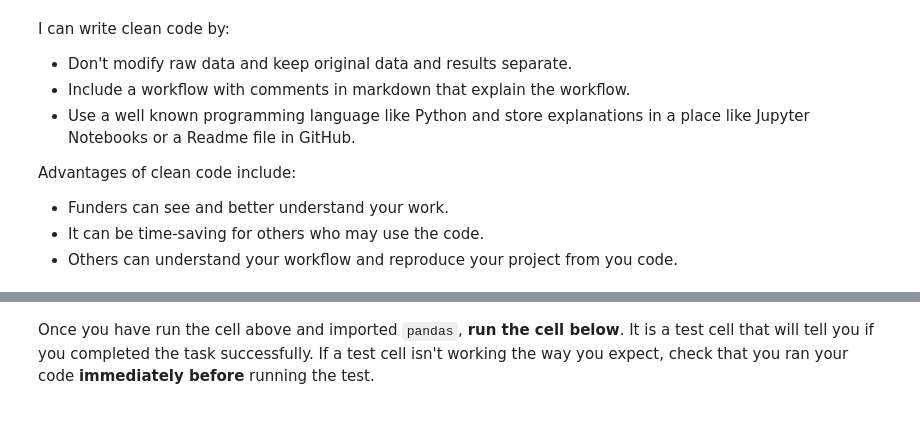
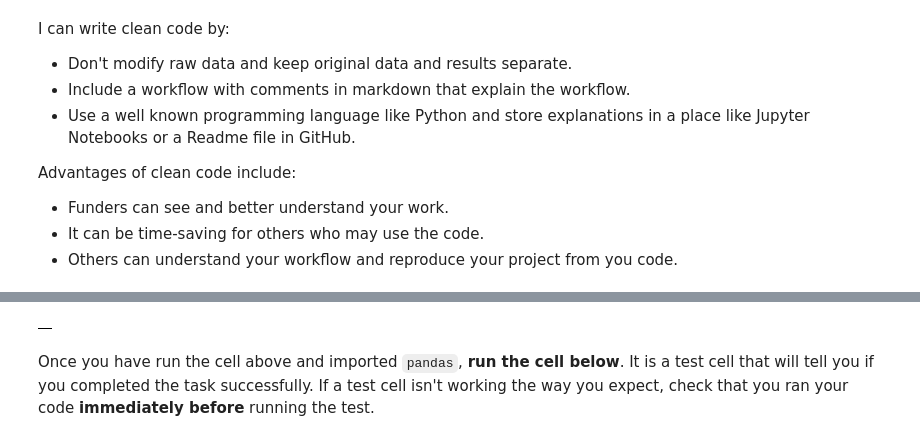
Before and after one commit to megsmedes/get-started-with-reproducible-science-megsmedes, a Jupyter notebook: Get Started with Open Reproducible Science!.ipynb, the cells around one changed output, grey strips where cells are left out. Cells and saved outputs as stored; diff of their text form; code cells hidden in the pictures.

```diff
--- a/Get Started with Open Reproducible Science!.ipynb
+++ b/Get Started with Open Reproducible Science!.ipynb
@@ -136,6 +136,10 @@ Because Python is open source, lots of different people and organizations can co
 # %%
 # pandas_library_import
 import pandas as pd
+
+pd.DataFrame()
+# %% [output]
+|  |
 # %% [markdown]
 Once you have run the cell above and imported `pandas`, **run the cell below**. It is a test cell that will tell you if you completed the task successfully. If a test cell isn't working the way you expect, check that you ran your code **immediately before** running the test.
 # %%
```
Also changed, not shown: parts of 9 cells of this notebook.
